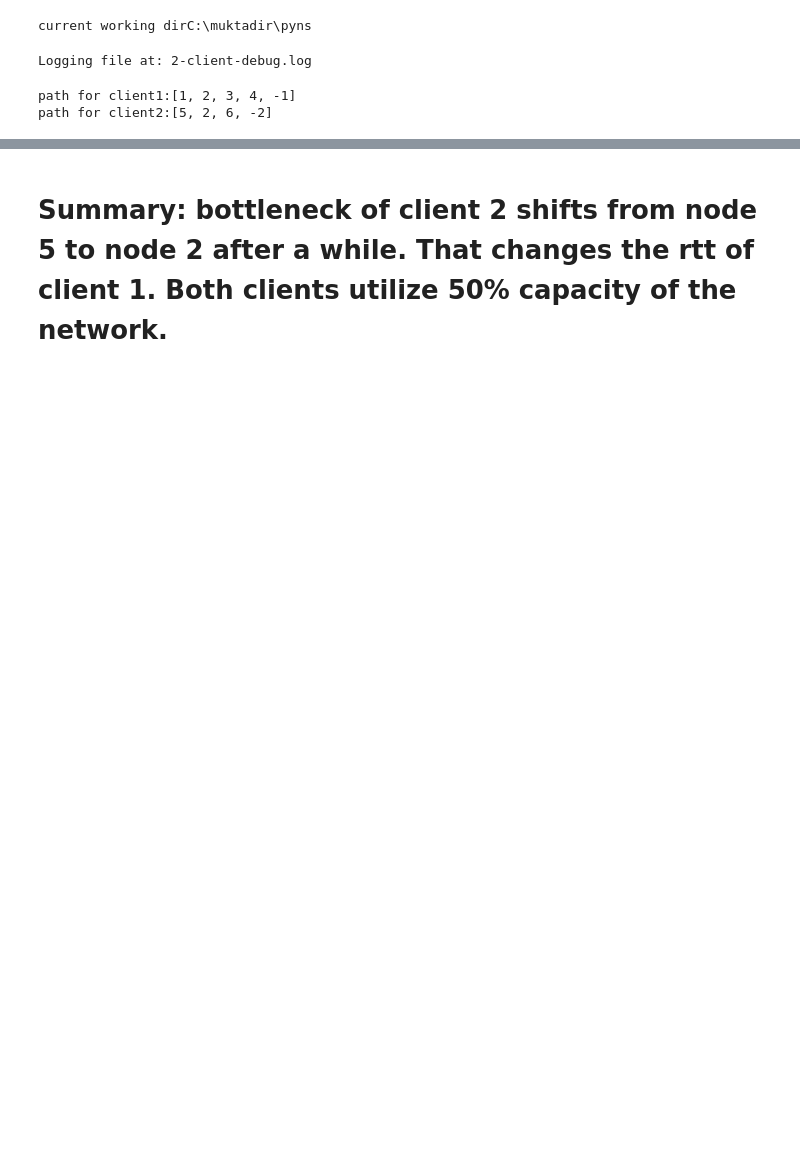
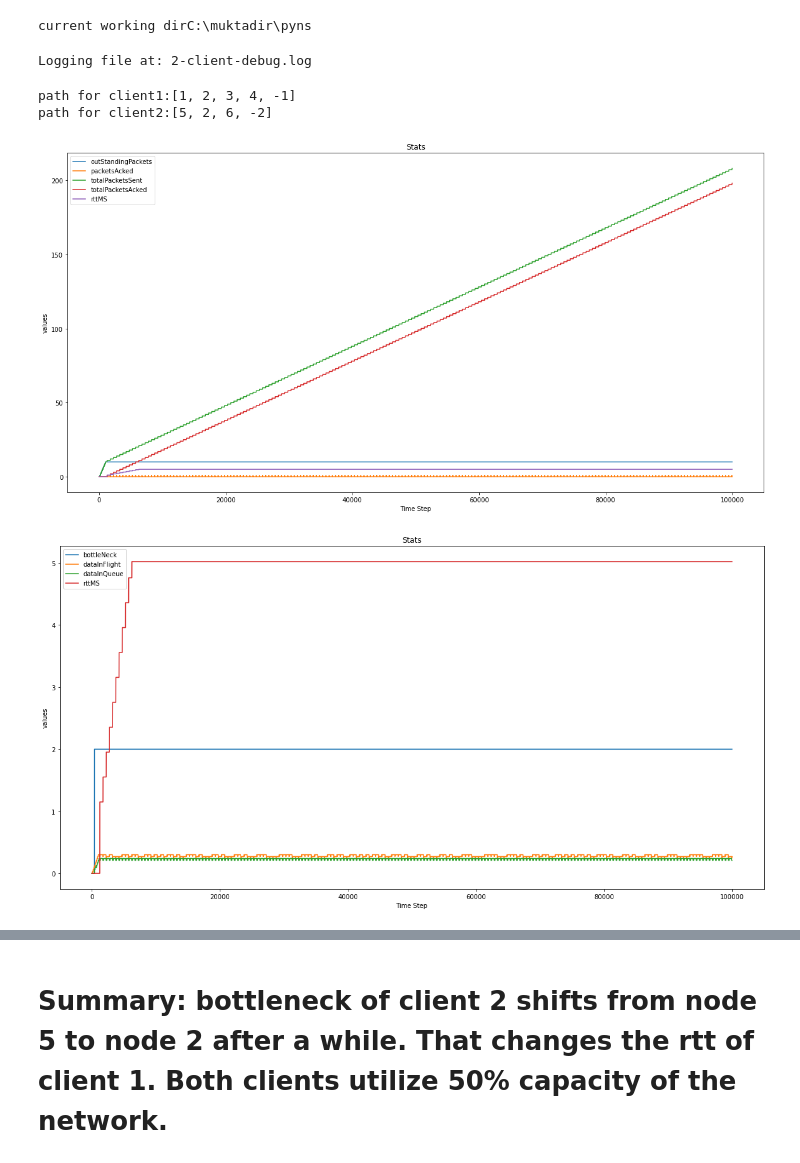
Before and after one commit to adhocmaster/pyns, a Jupyter notebook: scenarios/2-client-power.ipynb, the cells around one changed output, grey strips where cells are left out. Drawn from its saved outputs; the diff is of its cells as text; code cells hidden in the pictures; blank space fills up the shorter version.

```diff
--- a/scenarios/2-client-power.ipynb
+++ b/scenarios/2-client-power.ipynb
@@ -55,13 +55,16 @@ print("path for client2:" + str([node.id for node in path2.getNodesWithServer()]
 path for client1:[1, 2, 3, 4, -1]
 path for client2:[5, 2, 6, -2]
 # %%
-# nodeManager.reset()
-# simulator = EventSimulator(timeResolutionUnit=timeResolutionUnit, nodeManager=nodeManager, debug=True)
-# simulator.addClient(client)
-# maxSteps = 100000 # equivalent to maxStep timeResolution unit
-# simulator.run(maxSteps)
-# # client 1 stats
-# analyzer.createPlotsForTimeSteps(client.stats, ['outStandingPackets', 'packetsAcked', 'totalPacketsSent', 'totalPacketsAcked', 'rttMS'])
-# analyzer.createPlotsForTimeSteps(client.stats, ['bottleNeck', 'dataInFlight', 'dataInQueue', 'rttMS'])
+nodeManager.reset()
+simulator = EventSimulator(timeResolutionUnit=timeResolutionUnit, nodeManager=nodeManager, debug=True)
+simulator.addClient(client)
+maxSteps = 100000 # equivalent to maxStep timeResolution unit
+simulator.run(maxSteps)
+# client 1 stats
+analyzer.createPlotsForTimeSteps(client.stats, ['outStandingPackets', 'packetsAcked', 'totalPacketsSent', 'totalPacketsAcked', 'rttMS'])
+analyzer.createPlotsForTimeSteps(client.stats, ['bottleNeck', 'dataInFlight', 'dataInQueue', 'rttMS'])
+# %% [output]
+[figure, added]
+[figure, added]
 # %%
 nodeManager.reset()
```
Also changed, not shown: parts of 3 cells of this notebook, 7 other files.
